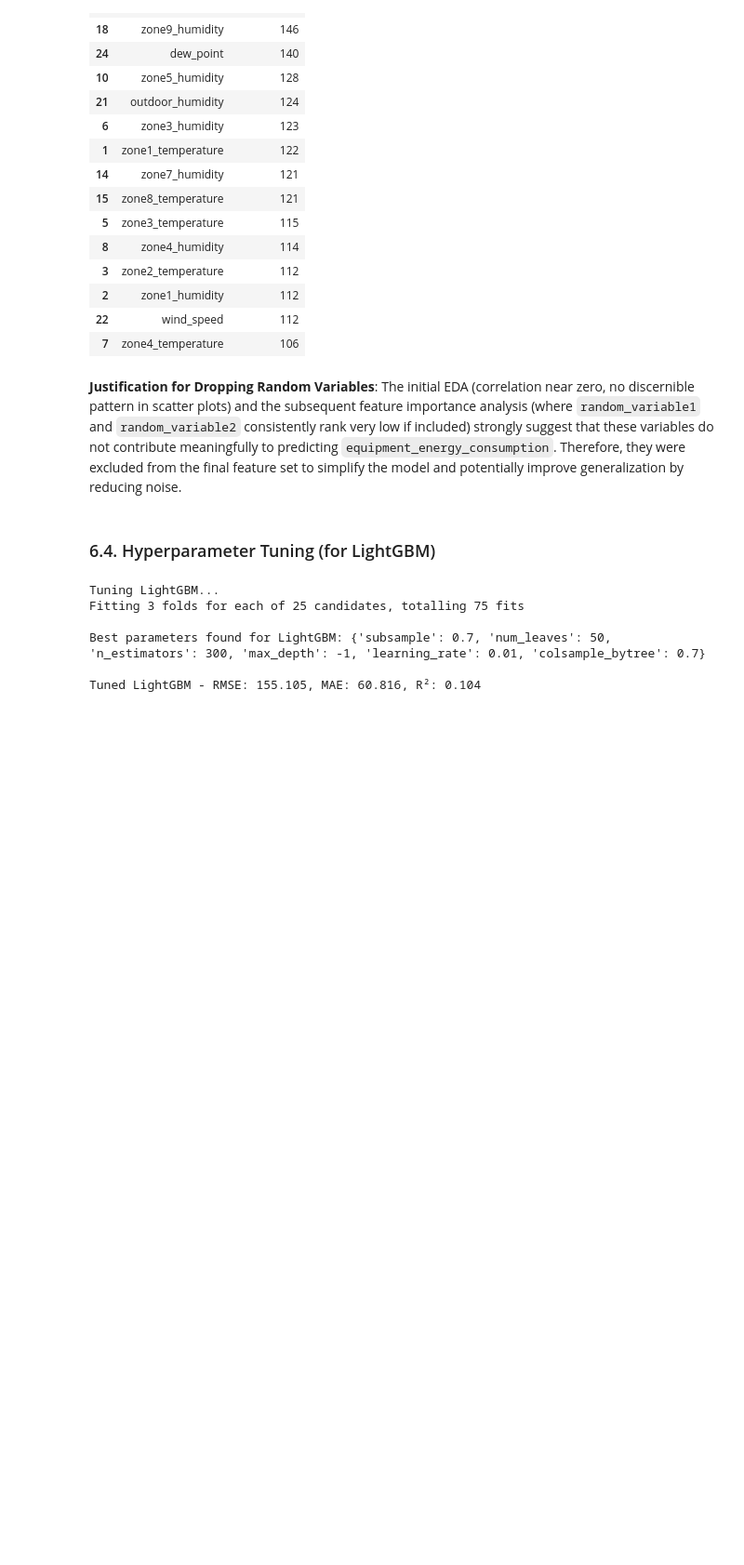
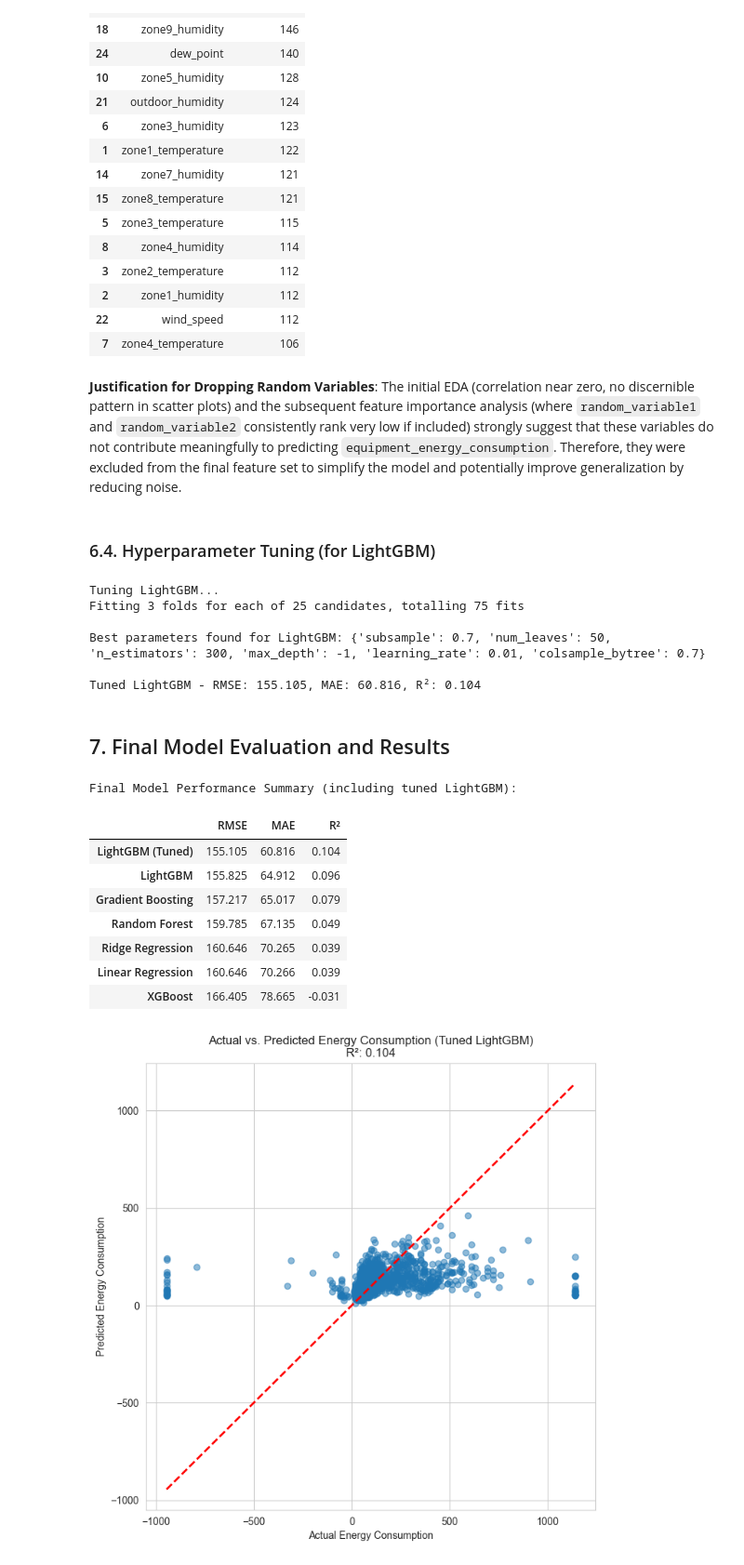
Before and after one commit to vaibhav7k/DS-Intern-Assignment-Vaibhav_Waghmare, a Jupyter notebook: SmartFactoryEnergyPrediction.ipynb, the cells around one changed output. Shown at 93% size. Saved outputs shown, nothing was run; the diff lists cells and outputs as text; code cells hidden in the pictures; blank space fills up the shorter version.

Commit message:
Evaluate tuned model and add final performance visualizations

```diff
--- a/SmartFactoryEnergyPrediction.ipynb
+++ b/SmartFactoryEnergyPrediction.ipynb
@@ -496,3 +496,37 @@ Fitting 3 folds for each of 25 candidates, totalling 75 fits
 Best parameters found for LightGBM: {'subsample': 0.7, 'num_leaves': 50, 'n_estimators': 300, 'max_depth': -1, 'learning_rate': 0.01, 'colsample_bytree': 0.7}
 
 Tuned LightGBM - RMSE: 155.105, MAE: 60.816, R²: 0.104
+# %% [markdown]
+## 7. Final Model Evaluation and Results
+# %%
+print("\nFinal Model Performance Summary (including tuned LightGBM):")
+display(results_df)
+
+# Plot actual vs. predicted for the best model
+plt.figure(figsize=(8, 8))
+plt.scatter(y_test, y_pred_tuned, alpha=0.5)
+plt.plot([y_test.min(), y_test.max()], [y_test.min(), y_test.max()], '--r', linewidth=2)
+plt.xlabel("Actual Energy Consumption")
+plt.ylabel("Predicted Energy Consumption")
+plt.title(f"Actual vs. Predicted Energy Consumption (Tuned LightGBM)\nR²: {r2_tuned:.3f}")
+plt.show()
+
+# Residual Plot
+residuals = y_test - y_pred_tuned
+plt.figure(figsize=(10, 6))
+sns.histplot(residuals, kde=True, bins=50)
+plt.title(f"Residuals Distribution (Tuned LightGBM)\nMean Residual: {residuals.mean():.2f}")
+plt.xlabel("Residuals (Actual - Predicted)")
+plt.ylabel("Frequency")
+plt.show()
+# %% [output]
+Final Model Performance Summary (including tuned LightGBM):
+|  | RMSE | MAE | R² |
+| LightGBM (Tuned) | 155.105 | 60.816 | 0.104 |
+| LightGBM | 155.825 | 64.912 | 0.096 |
+| Gradient Boosting | 157.217 | 65.017 | 0.079 |
+| Random Forest | 159.785 | 67.135 | 0.049 |
+| Ridge Regression | 160.646 | 70.265 | 0.039 |
+| Linear Regression | 160.646 | 70.266 | 0.039 |
+| XGBoost | 166.405 | 78.665 | -0.031 |
+[figure, added]
```
Also changed, not shown: parts of 1 cell of this notebook.
